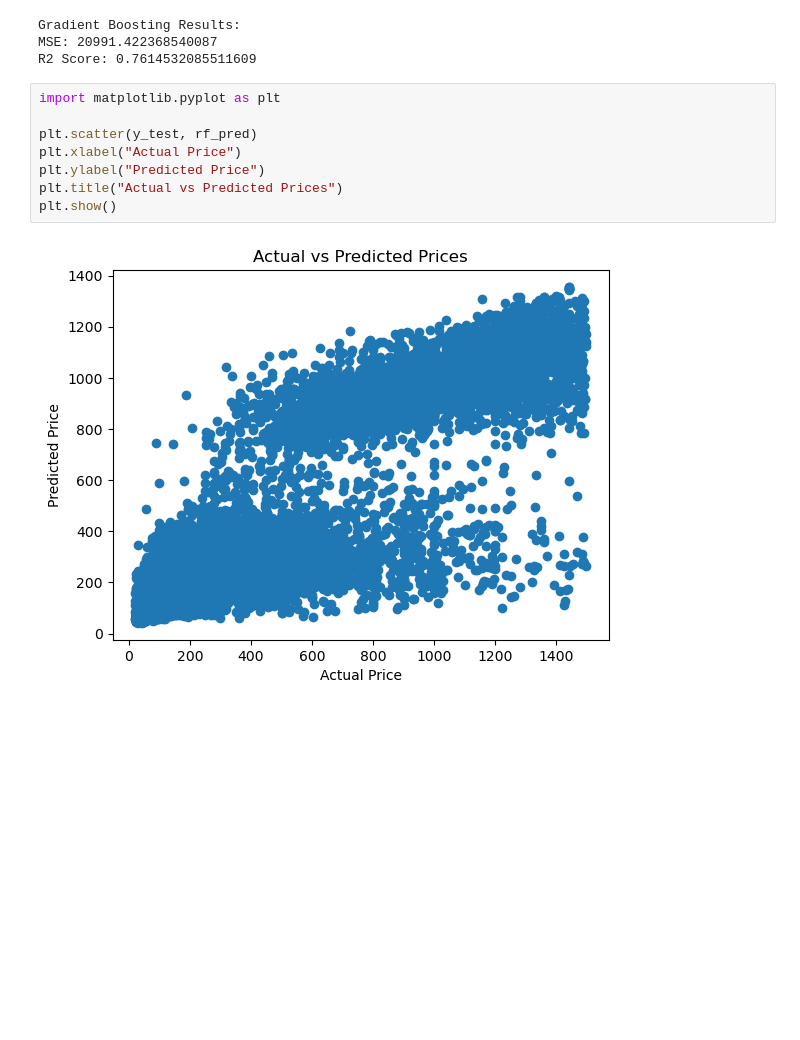
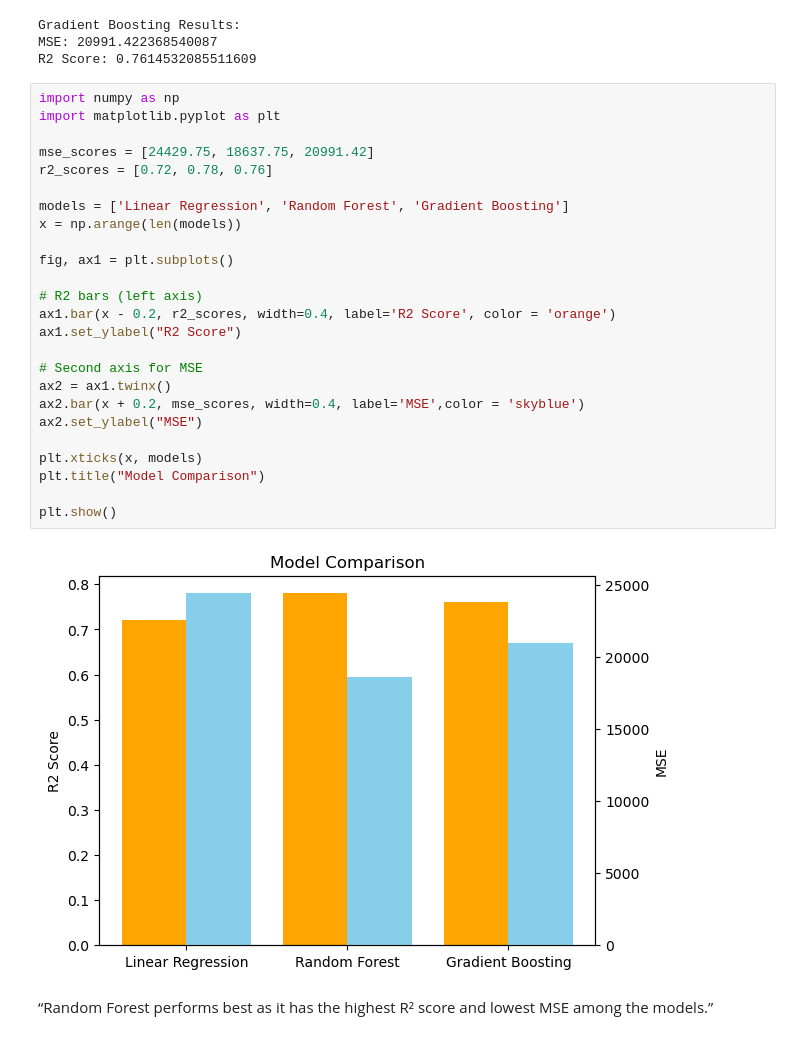
Before and after one commit to jishnuuverse/airbnb-price-prediction-regression, a Jupyter notebook: main.ipynb, the cells around one changed output. Cells and saved outputs as stored; diff of their text form; blank space fills up the shorter version.

Commit message:
completed & compared for the best model

```diff
--- a/main.ipynb
+++ b/main.ipynb
@@ -222,12 +222,31 @@ Gradient Boosting Results:
 MSE: 20991.422368540087
 R2 Score: 0.7614532085511609
 # %%
+import numpy as np
 import matplotlib.pyplot as plt
 
-plt.scatter(y_test, rf_pred)
-plt.xlabel("Actual Price")
-plt.ylabel("Predicted Price")
-plt.title("Actual vs Predicted Prices")
+mse_scores = [24429.75, 18637.75, 20991.42]
+r2_scores = [0.72, 0.78, 0.76]
+
+models = ['Linear Regression', 'Random Forest', 'Gradient Boosting']
+x = np.arange(len(models))
+
+fig, ax1 = plt.subplots()
+
+# R2 bars (left axis)
+ax1.bar(x - 0.2, r2_scores, width=0.4, label='R2 Score', color = 'orange')
+ax1.set_ylabel("R2 Score")
+
+# Second axis for MSE
+ax2 = ax1.twinx()
+ax2.bar(x + 0.2, mse_scores, width=0.4, label='MSE',color = 'skyblue')
+ax2.set_ylabel("MSE")
+
+plt.xticks(x, models)
+plt.title("Model Comparison")
+
 plt.show()
 # %% [output]
-[figure, old version]
+[figure, new version]
+# %% [markdown]
+“Random Forest performs best as it has the highest R² score and lowest MSE among the models.”
```
